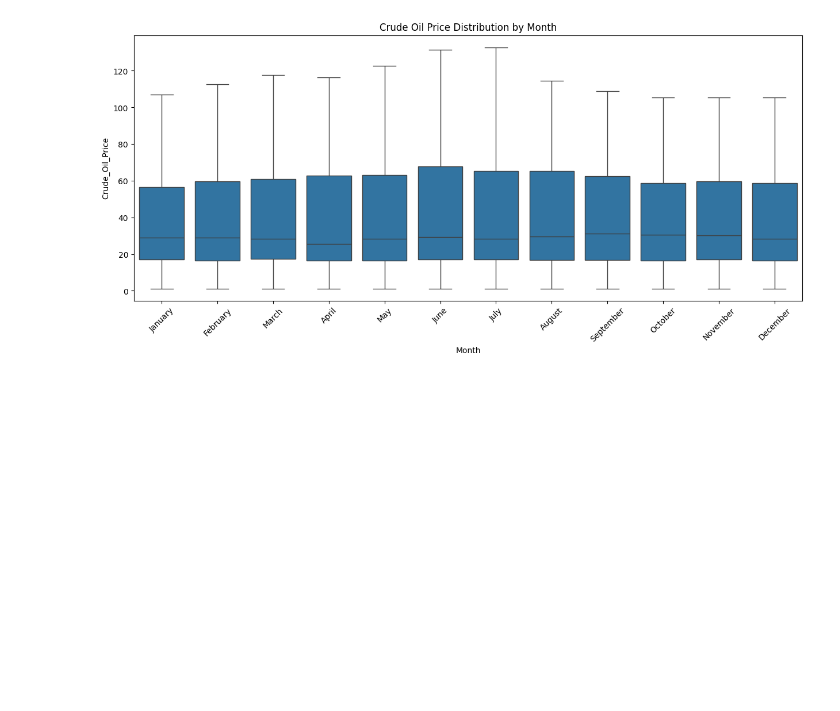
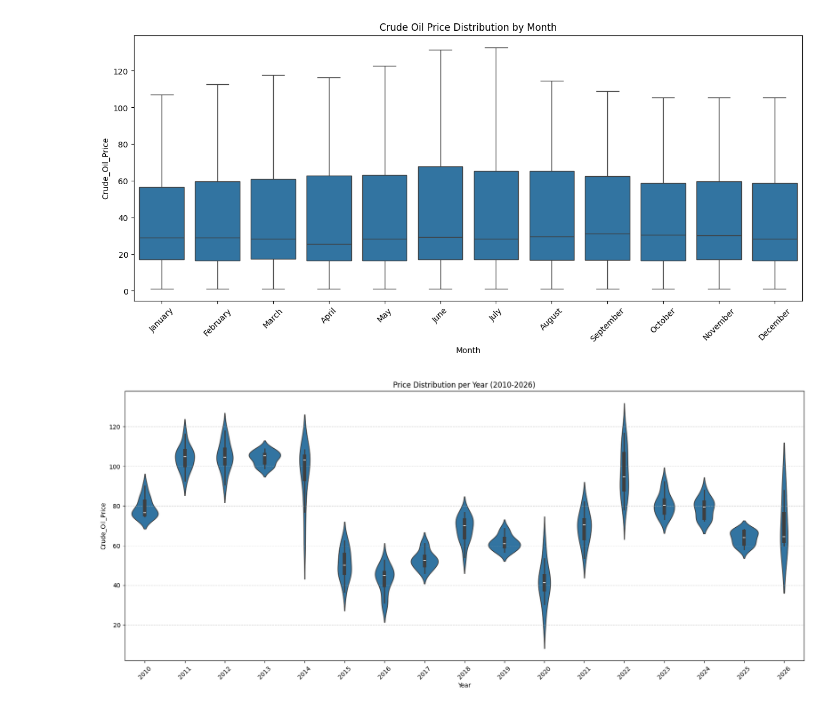
Before and after one commit to nizamshaik498-dotcom/Data-Science-Internship-Tasks-projects, a Jupyter notebook: fuel_price.ipynb, the cells around one changed output. Drawn from its saved outputs; the diff is of its cells as text; code cells hidden in the pictures; blank space fills up the shorter version.

```diff
--- a/fuel_price.ipynb
+++ b/fuel_price.ipynb
@@ -230,3 +222,14 @@ plt.xticks(rotation=45)
 plt.show()
 # %% [output]
 [figure]
+# %%
+plt.figure(figsize=(20, 8))
+# Creating a subset of years for clarity if the plot is too crowded
+sns.violinplot(x='Year', y='Crude_Oil_Price', data=df[df['Year'] >= 2010])
+
+plt.title("Price Distribution per Year (2010-2026)")
+plt.xticks(rotation=45)
+plt.grid(axis='y', linestyle='--', alpha=0.7)
+plt.show()
+# %% [output]
+[figure, added]
```
Also changed, not shown: parts of 3 cells of this notebook.
